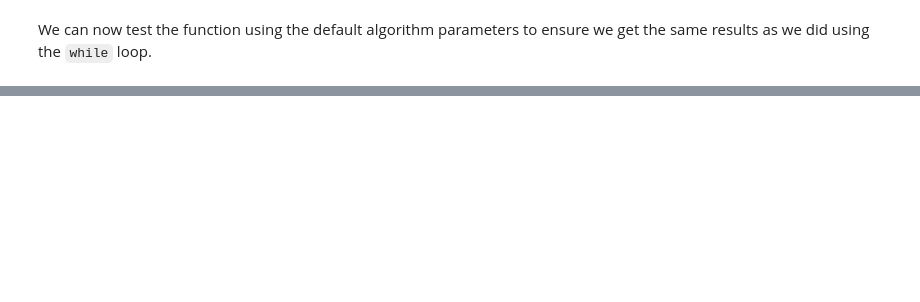
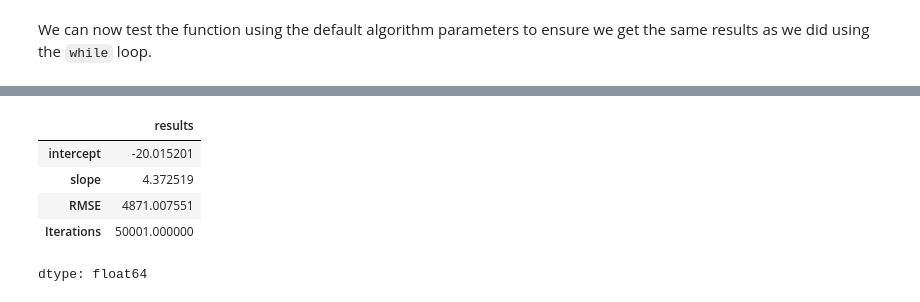
Before and after one commit to jccrews256/ST-554-Project1-Template, a Jupyter notebook: Task1/Task_1.ipynb, the cells around one changed output, grey strips where cells are left out. Cells and saved outputs as stored; diff of their text form; code cells hidden in the pictures; blank space fills up the shorter version.

```diff
--- a/Task1/Task_1.ipynb
+++ b/Task1/Task_1.ipynb
@@ -927,0 +942,10 @@ Let's now predict benzene concentration for carbon monoxide readings of 946, 107
+# %%
+predictor_slr_grad(air_quality_df.C6H6_true, air_quality_df.CO_sensor,
+                   iter_max = 50001)
+# %% [output]
+|  | results |
+| intercept | -20.015201 |
+| slope | 4.372519 |
+| RMSE | 4871.007551 |
+| Iterations | 50001.000000 |
+dtype: float64
```
Also changed, not shown: parts of 19 cells of this notebook.
